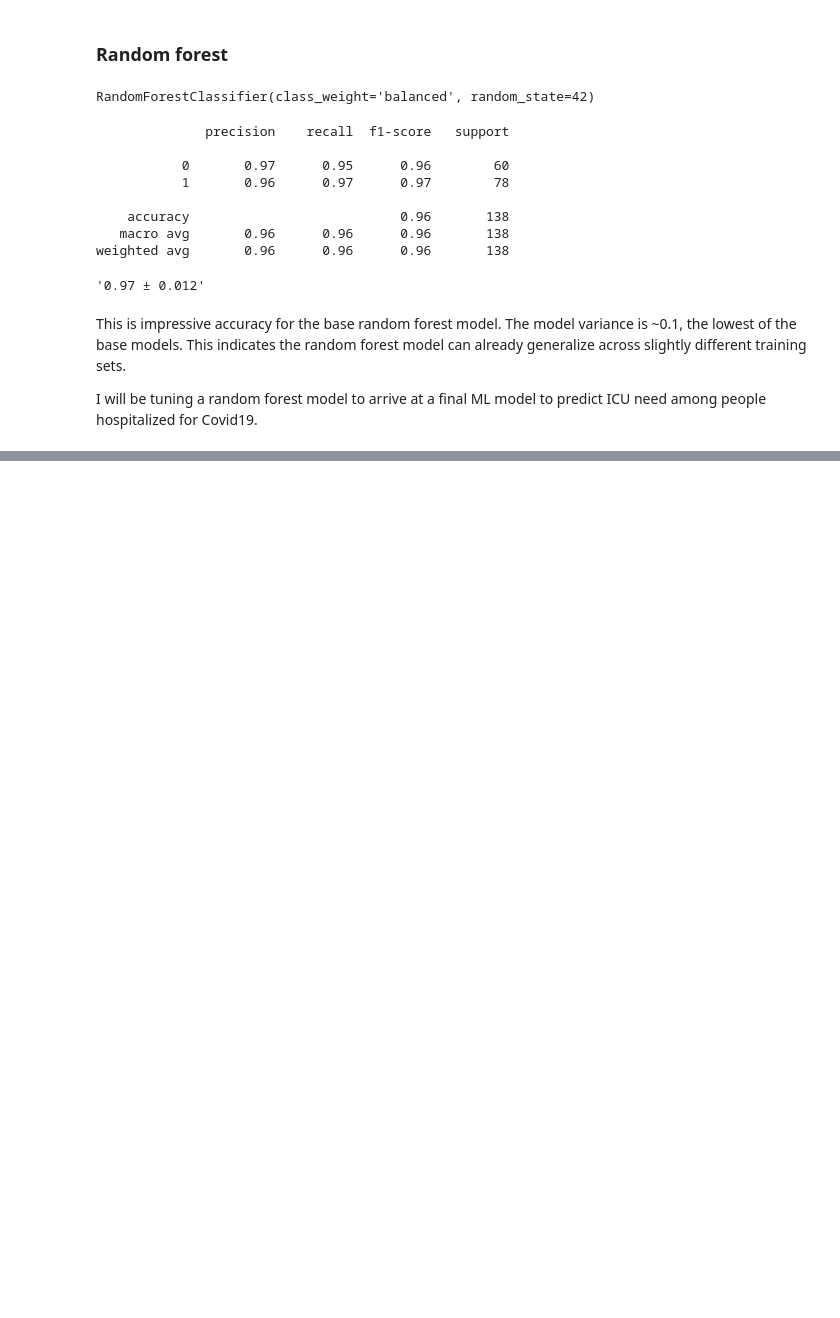
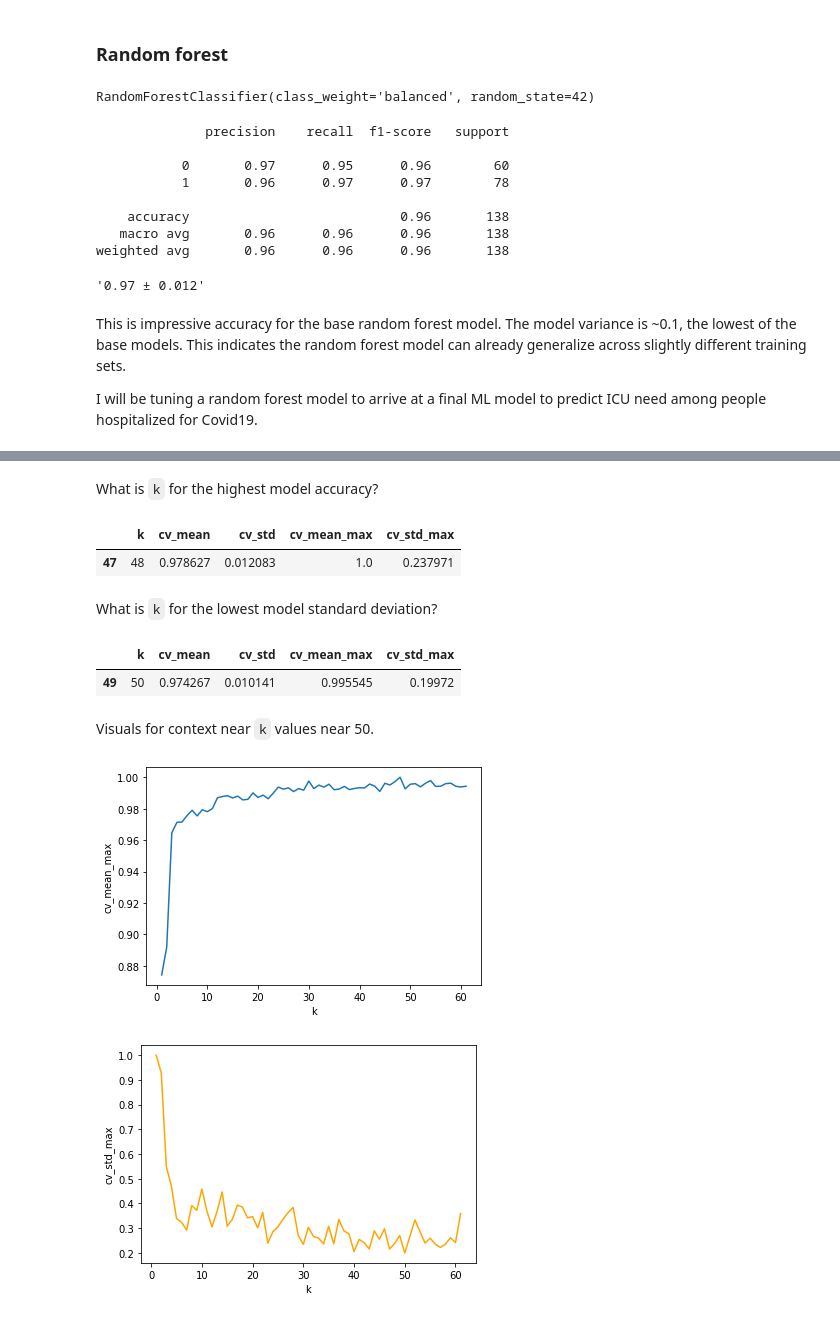
Before and after one commit to ccaiman/covid-capstone, a Jupyter notebook: covid_icu.ipynb, the cells around one changed output, grey strips where cells are left out. Saved outputs shown, nothing was run; the diff lists cells and outputs as text; code cells hidden in the pictures; blank space fills up the shorter version.

Commit message:
Completed a final model

```diff
--- a/covid_icu.ipynb
+++ b/covid_icu.ipynb
@@ -934,0 +951,62 @@ I will be tuning a random forest model to arrive at a final ML model to predict
+# %%
+for i in range(0, X_train.shape[1]):
+    print(i)
+# %%
+cv_mean = []
+cv_std = []
+k = []
+
+for i in range(1, X_train.shape[1]):
+
+    selector = SelectKBest(
+        score_func=f_classif,
+        k=i
+    )
+
+    best_features = selector.fit_transform(X_train, y_train)
+
+    cv_score = cross_val_score(
+        estimator=rf_model,
+        X=best_features,
+        y=y_train,
+        cv=5,
+        scoring=roc_auc_scorer
+    )
+
+    print(i)
+    k.append(i)
+    cv_mean.append(cv_score.mean())
+    cv_std.append(cv_score.std())
+# %%
+feature_df = pd.DataFrame({
+    'k': k,
+    'cv_mean': cv_mean,
+    'cv_std': cv_std
+})
+# %%
+feature_df['cv_mean_max'] = feature_df['cv_mean'] / feature_df['cv_mean'].max()
+feature_df['cv_std_max'] = feature_df['cv_std'] / feature_df['cv_std'].max()
+# %% [markdown]
+What is `k` for the highest model accuracy?
+# %%
+feature_df[feature_df['cv_mean_max'] == 1]
+# %% [output]
+|  | k | cv_mean | cv_std | cv_mean_max | cv_std_max |
+| 47 | 48 | 0.978627 | 0.012083 | 1.0 | 0.237971 |
+# %% [markdown]
+What is `k` for the lowest model standard deviation?
+# %%
+feature_df[feature_df['cv_std_max'] == feature_df['cv_std_max'].min()]
+# %% [output]
+|  | k | cv_mean | cv_std | cv_mean_max | cv_std_max |
+| 49 | 50 | 0.974267 | 0.010141 | 0.995545 | 0.19972 |
+# %% [markdown]
+Visuals for context near `k` values near 50.
+# %%
+sns.lineplot(data=feature_df, x='k', y='cv_mean_max')
+plt.show()
+sns.lineplot(data=feature_df, x='k', y='cv_std_max', color='orange')
+plt.show()
+# %% [output]
+[figure, added]
+[figure, added]
```
Also changed, not shown: parts of 34 cells of this notebook.
